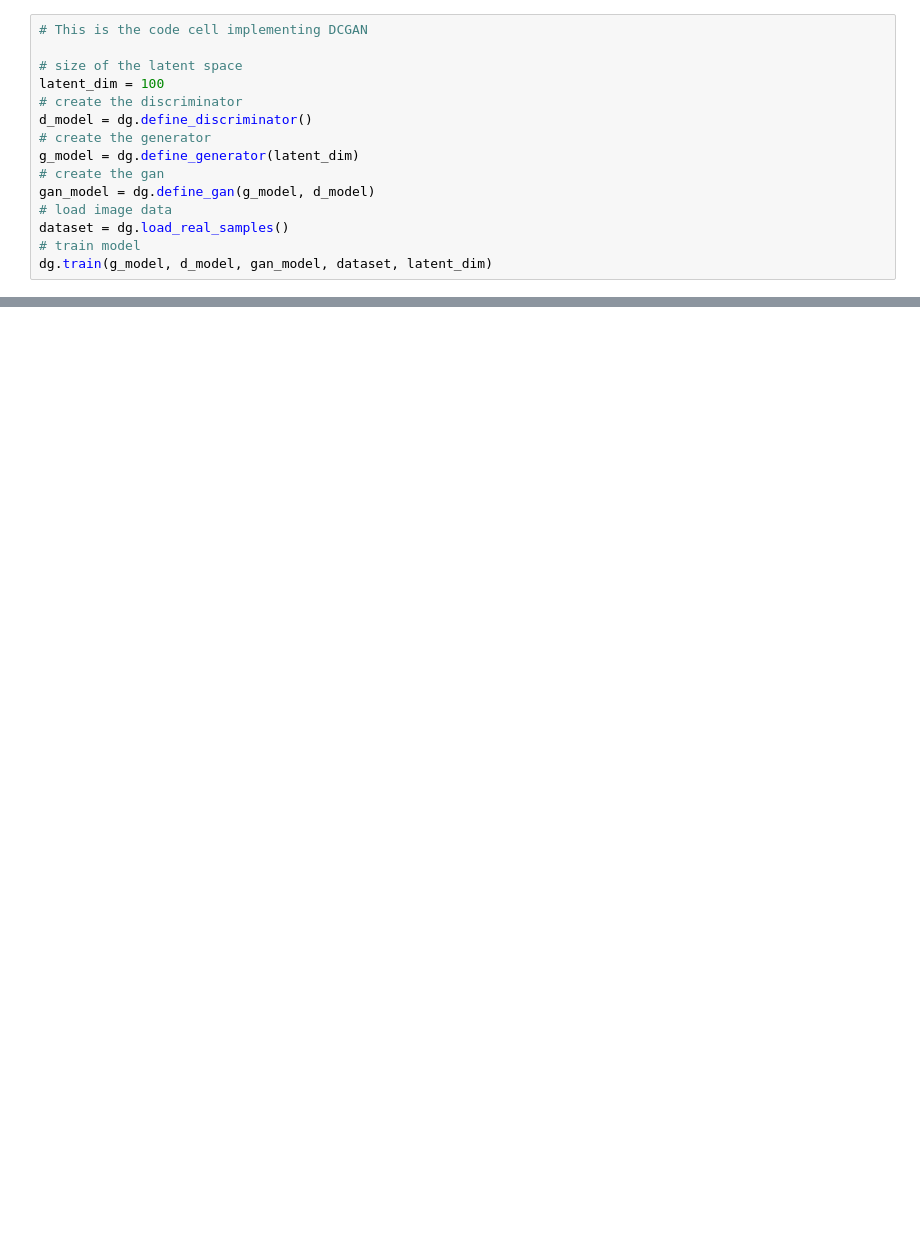
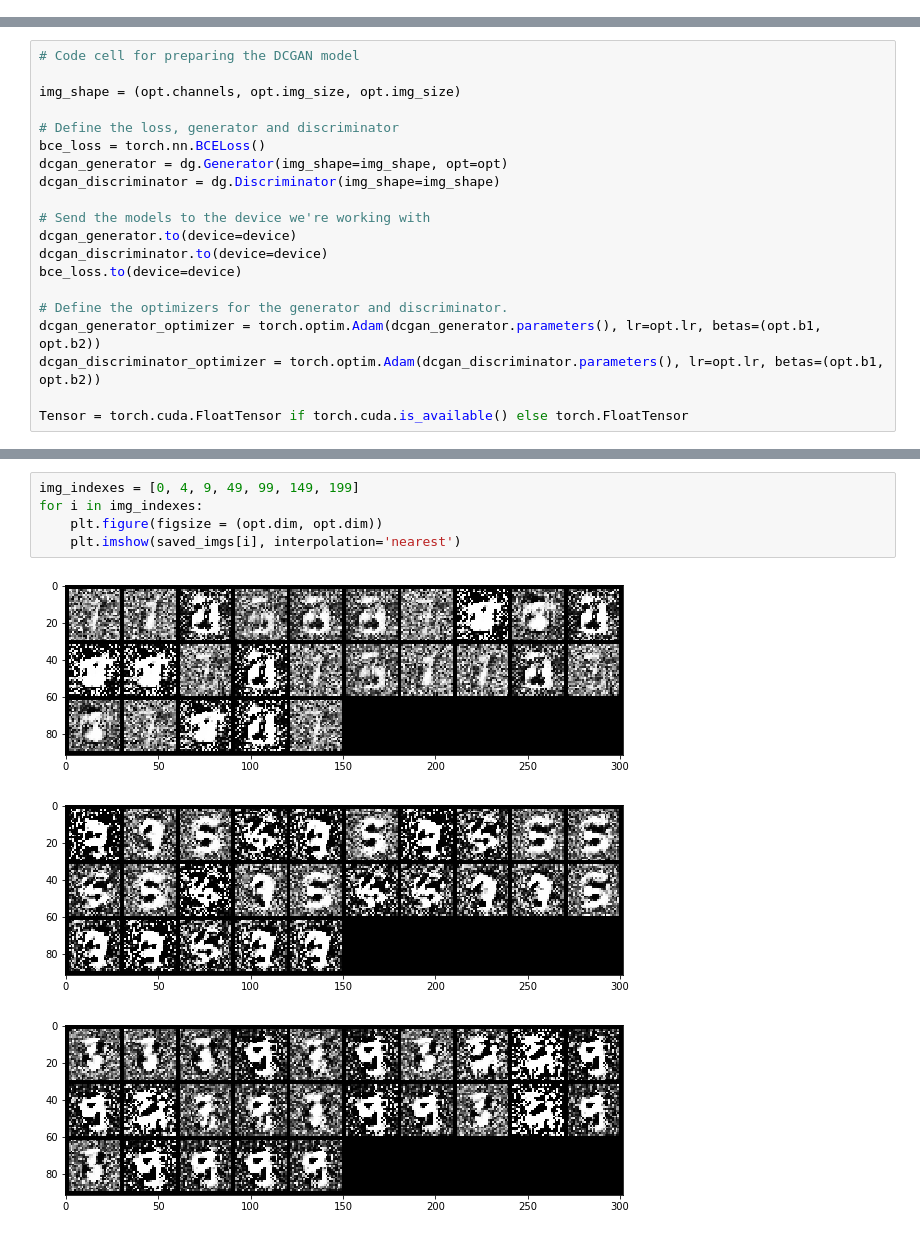
Before and after one commit to Mitchell-Chatterjee/COMP-5340, a Jupyter notebook: Assignment 4/Exercise_1.ipynb, the cells around one changed output, grey strips where cells are left out. Saved outputs shown, nothing was run; the diff lists cells and outputs as text; blank space fills up the shorter version.

Commit message:
Functioning DCGAN

```diff
--- a/Assignment 4/Exercise_1.ipynb
+++ b/Assignment 4/Exercise_1.ipynb
@@ -39,15 +58,0 @@ Generator(
-# %%
-# This is the code cell implementing DCGAN
-
-# size of the latent space
-latent_dim = 100
-# create the discriminator
-d_model = dg.define_discriminator()
-# create the generator
-g_model = dg.define_generator(latent_dim)
-# create the gan
-gan_model = dg.define_gan(g_model, d_model)
-# load image data
-dataset = dg.load_real_samples()
-# train model
-dg.train(g_model, d_model, gan_model, dataset, latent_dim)
@@ -71,0 +59,20 @@ Discriminator(
+# %%
+# Code cell for preparing the DCGAN model
+
+img_shape = (opt.channels, opt.img_size, opt.img_size)
+
+# Define the loss, generator and discriminator
+bce_loss = torch.nn.BCELoss()
+dcgan_generator = dg.Generator(img_shape=img_shape, opt=opt)
+dcgan_discriminator = dg.Discriminator(img_shape=img_shape)
+
+# Send the models to the device we're working with
+dcgan_generator.to(device=device)
+dcgan_discriminator.to(device=device)
+bce_loss.to(device=device)
+
+# Define the optimizers for the generator and discriminator.
+dcgan_generator_optimizer = torch.optim.Adam(dcgan_generator.parameters(), lr=opt.lr, betas=(opt.b1, opt.b2))
+dcgan_discriminator_optimizer = torch.optim.Adam(dcgan_discriminator.parameters(), lr=opt.lr, betas=(opt.b1, opt.b2))
+
+Tensor = torch.cuda.FloatTensor if torch.cuda.is_available() else torch.FloatTensor
@@ -71,0 +141,9 @@ Discriminator(
+# %%
+img_indexes = [0, 4, 9, 49, 99, 149, 199]
+for i in img_indexes:
+    plt.figure(figsize = (opt.dim, opt.dim))
+    plt.imshow(saved_imgs[i], interpolation='nearest')
+# %% [output]
+[figure, added]
+[figure, added]
+[figure, added]
```
Also changed, not shown: parts of 6 cells of this notebook, 2 other files.
